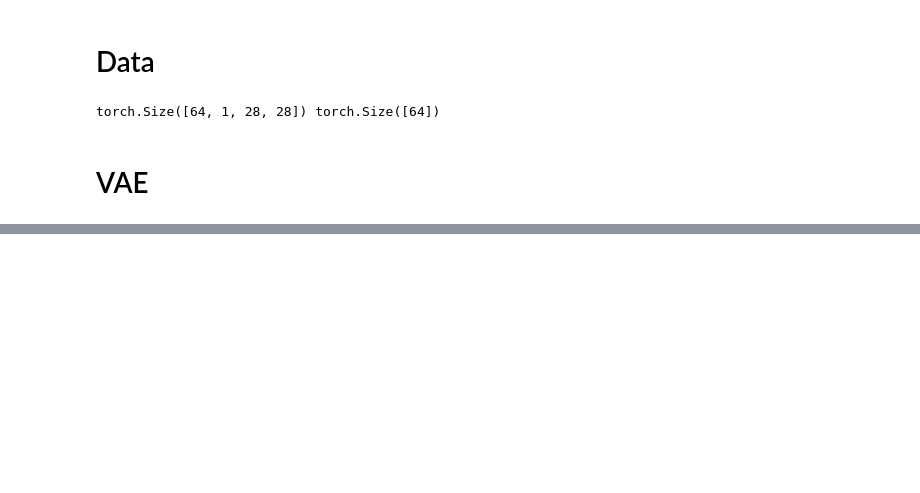
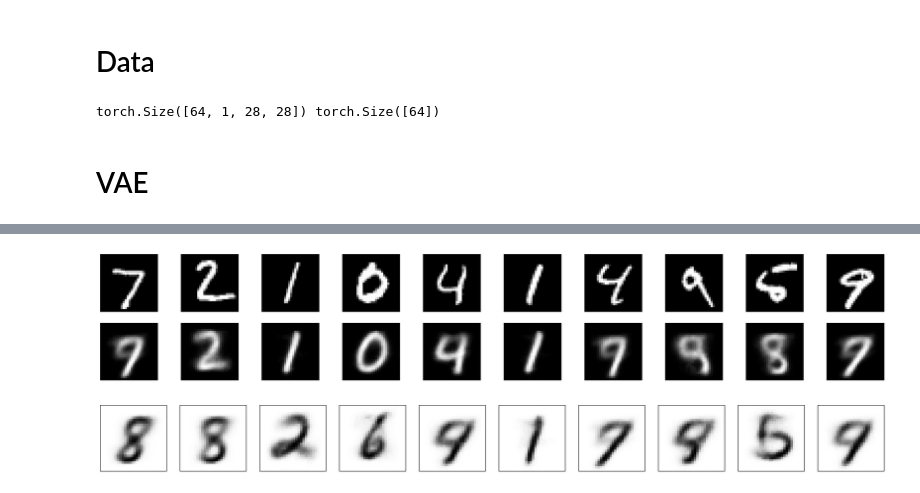
Before and after one commit to Ottohesten/02466-Cell-Profiling, a Jupyter notebook: variational_autoencoder_cnn.ipynb, the cells around one changed output, grey strips where cells are left out. Cells and saved outputs as stored; diff of their text form; code cells hidden in the pictures; blank space fills up the shorter version.

```diff
--- a/variational_autoencoder_cnn.ipynb
+++ b/variational_autoencoder_cnn.ipynb
@@ -65,0 +162,36 @@ def loss_function(x, x_hat, mu, sigma):
+# %%
+# test the model
+model.eval()
+
+images, labels = next(iter(test_loader))
+
+if cuda:
+    images = images.cuda()
+output = model(images)
+x_hat, mu, sigma = output
+
+# plot the original and reconstructed images
+fig, axes = plt.subplots(nrows=2, ncols=10, sharex=True, sharey=True, figsize=(25,4))
+
+for images, row in zip([images, x_hat], axes):
+    for img, ax in zip(images, row):
+        ax.imshow(img.cpu().detach().view(28, 28), cmap='gray')
+        ax.get_xaxis().set_visible(False)
+        ax.get_yaxis().set_visible(False)
+# %% [output]
+[figure, added]
+# %%
+# generate new images using decoder
+with torch.no_grad():
+    z = torch.randn(10, 2)
+    if cuda:
+        z = z.cuda()
+    new_images = model.decoder(z)
+
+fig, axes = plt.subplots(nrows=1, ncols=10, sharex=True, sharey=True, figsize=(25,4))
+for img, ax in zip(new_images, axes):
+    ax.imshow(img.cpu().detach().view(28, 28), cmap='Greys')
+    ax.get_xaxis().set_visible(False)
+    ax.get_yaxis().set_visible(False)
+# %% [output]
+[figure, added]
```
Also changed, not shown: parts of 8 cells of this notebook.
